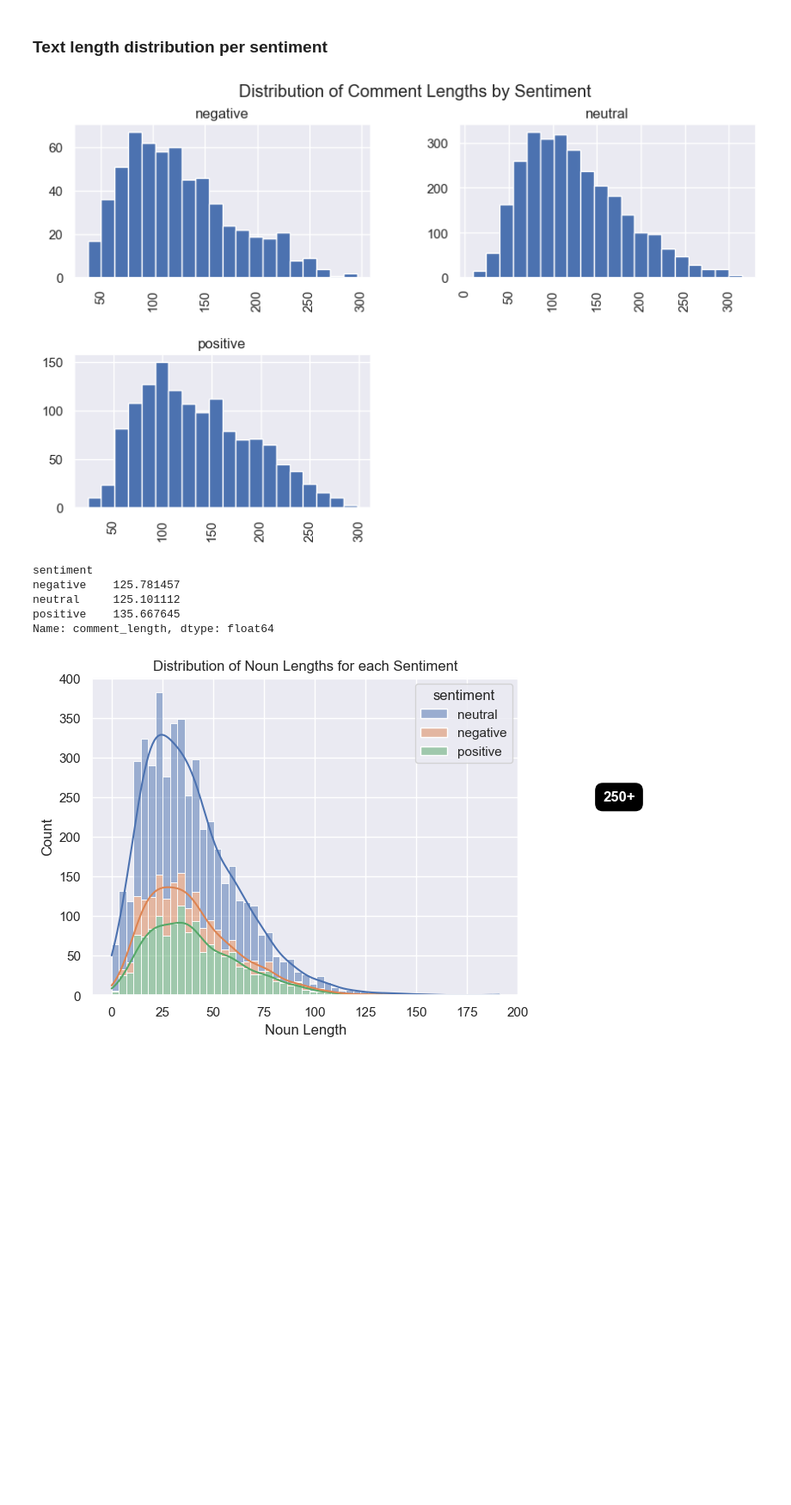
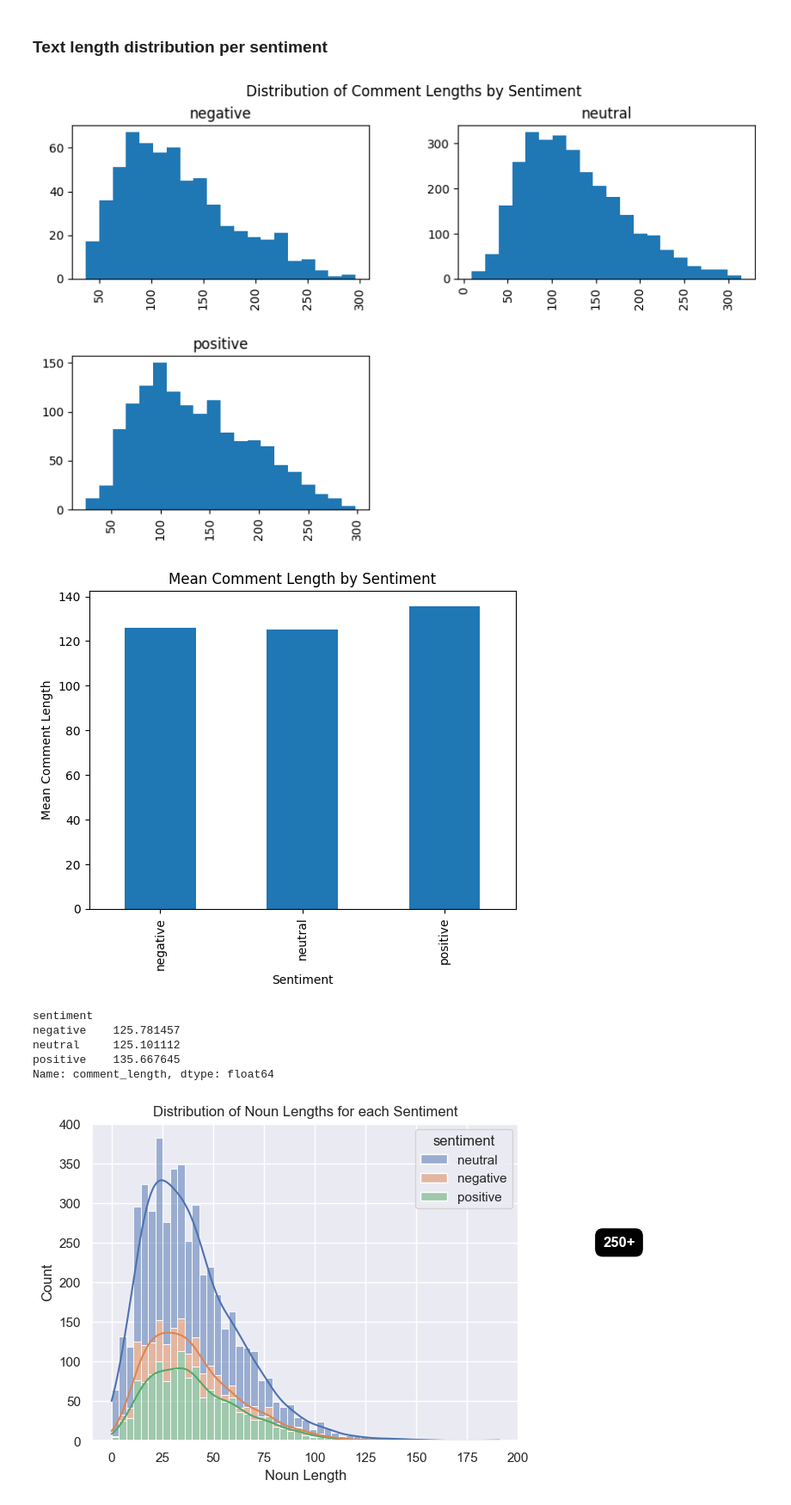
Before and after one commit to robinm98/Financial_Sentiment_Analysis, a Jupyter notebook: EDA.ipynb, the cells around one changed output. Shown at 86% size. Saved outputs shown, nothing was run; the diff lists cells and outputs as text; code cells hidden in the pictures; blank space fills up the shorter version.

```diff
--- a/EDA.ipynb
+++ b/EDA.ipynb
@@ -122,11 +144,11 @@ def plot_wordcloud(text, title):
     plt.show()
 
 # Fill NaN values in the 'nouns' column with an empty string
-df['nouns'] = df['nouns'].fillna('')
+df['nouns_comm'] = df['nouns_comm'].fillna('')
 
-positive_text = " ".join(df[df['sentiment'] == 'positive']['nouns'])
-negative_text = " ".join(df[df['sentiment'] == 'negative']['nouns'])
-neutral_text = " ".join(df[df['sentiment'] == 'neutral']['nouns'])
+positive_text = " ".join(df[df['sentiment'] == 'positive']['nouns_comm'])
+negative_text = " ".join(df[df['sentiment'] == 'negative']['nouns_comm'])
+neutral_text = " ".join(df[df['sentiment'] == 'neutral']['nouns_comm'])
 
 plot_wordcloud(positive_text, 'Positive Comments')
 plot_wordcloud(negative_text, 'Negative Comments')
@@ -138,17 +160,25 @@ plot_wordcloud(neutral_text, 'Neutral Comments')
 # %% [markdown]
 ### Text length distribution per sentiment
 # %%
-df['comment_length'] = df['comment'].apply(len)
+df['comment_length'] = df['raw_comm'].apply(len)
 
 df.hist(column='comment_length', by='sentiment', bins=20, figsize=(10, 6))
 plt.suptitle('Distribution of Comment Lengths by Sentiment')
 plt.show()
 
 # Comment length mean by sentiment
 mean_length = df.groupby('sentiment')['comment_length'].mean()
+
+mean_length.plot(kind='bar')
+plt.title('Mean Comment Length by Sentiment')
+plt.xlabel('Sentiment')
+plt.ylabel('Mean Comment Length')
+plt.show()
+
 print(mean_length)
 # %% [output]
-[figure, old version]
+[figure, new version]
+[figure, added]
 sentiment
 negative    125.781457
 neutral     125.101112
```
Also changed, not shown: parts of 7 cells of this notebook, 3 other files.
